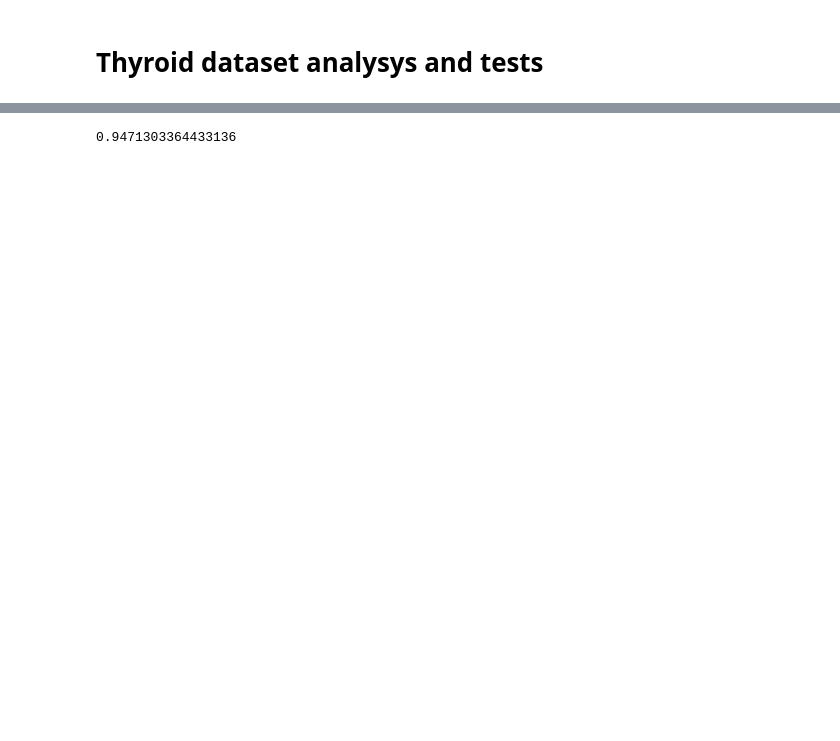
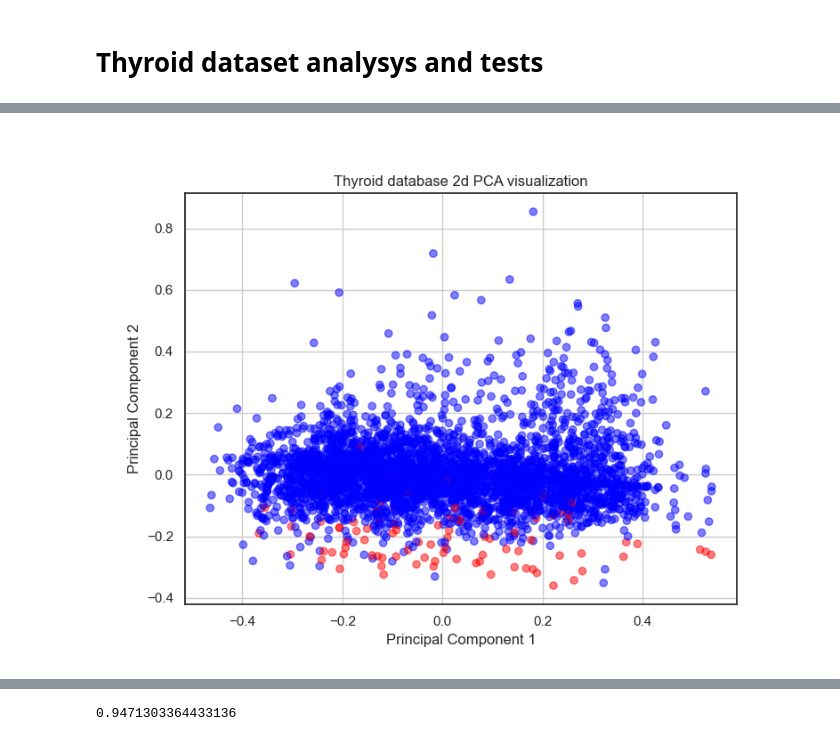
Before and after one commit to kubiakm/ZUM, a Jupyter notebook: sklearn_tests.ipynb, the cells around one changed output, grey strips where cells are left out. Drawn from its saved outputs; the diff is of its cells as text; code cells hidden in the pictures; blank space fills up the shorter version.

```diff
--- a/sklearn_tests.ipynb
+++ b/sklearn_tests.ipynb
@@ -65,0 +47,4 @@ plt.show()
+# %%
+test_functions.plot_pca_results(thyroid_features, thyroid_labels, "Thyroid database 2d PCA visualization")
+# %% [output]
+[figure, added]
```
Also changed, not shown: parts of 15 cells of this notebook, 5 other files.
